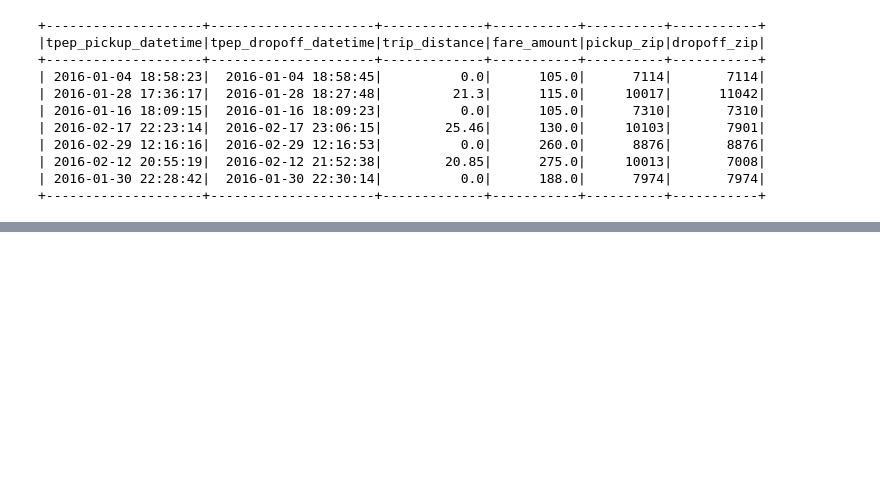
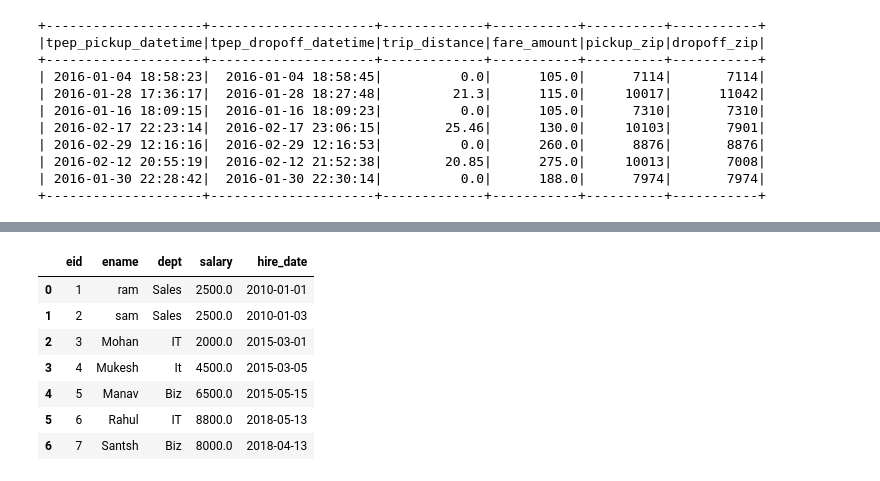
Before and after one commit to devbhandari/Data_Engineering, a Jupyter notebook: pyspark_with_Databricks/src/01_pyspark_basics.ipynb, the cells around one changed output, grey strips where cells are left out. Drawn from its saved outputs; the diff is of its cells as text; code cells hidden in the pictures; blank space fills up the shorter version.

```diff
--- a/pyspark_with_Databricks/src/01_pyspark_basics.ipynb
+++ b/pyspark_with_Databricks/src/01_pyspark_basics.ipynb
@@ -334,0 +424,5 @@ spark.sql("select * from default.emp").show()
+# %%
+spark.sql("""
+            Select * from default.emp version as of 2 order by eid
+          """)
+# %% [output]
@@ -334,0 +430,8 @@ spark.sql("select * from default.emp").show()
+|  | eid | ename | dept | salary | hire_date |
+| 0 | 1 | ram | Sales | 2500.0 | 2010-01-01 |
+| 1 | 2 | sam | Sales | 2500.0 | 2010-01-03 |
+| 2 | 3 | Mohan | IT | 2000.0 | 2015-03-01 |
+| 3 | 4 | Mukesh | It | 4500.0 | 2015-03-05 |
+| 4 | 5 | Manav | Biz | 6500.0 | 2015-05-15 |
+| 5 | 6 | Rahul | IT | 8800.0 | 2018-05-13 |
+| 6 | 7 | Santsh | Biz | 8000.0 | 2018-04-13 |
```
Also changed, not shown: parts of 7 cells of this notebook.
